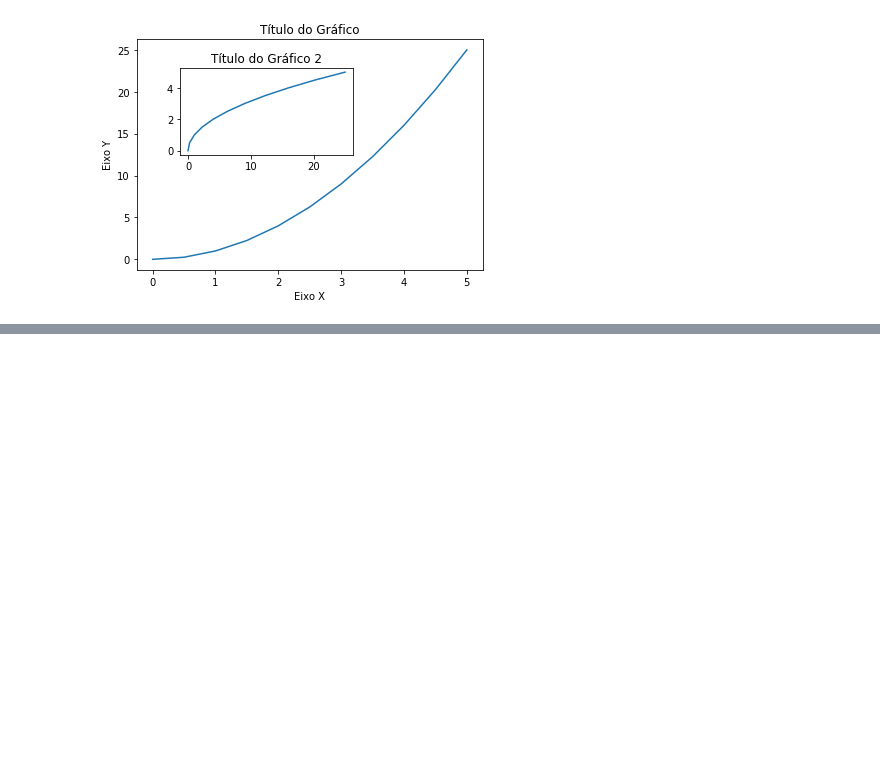
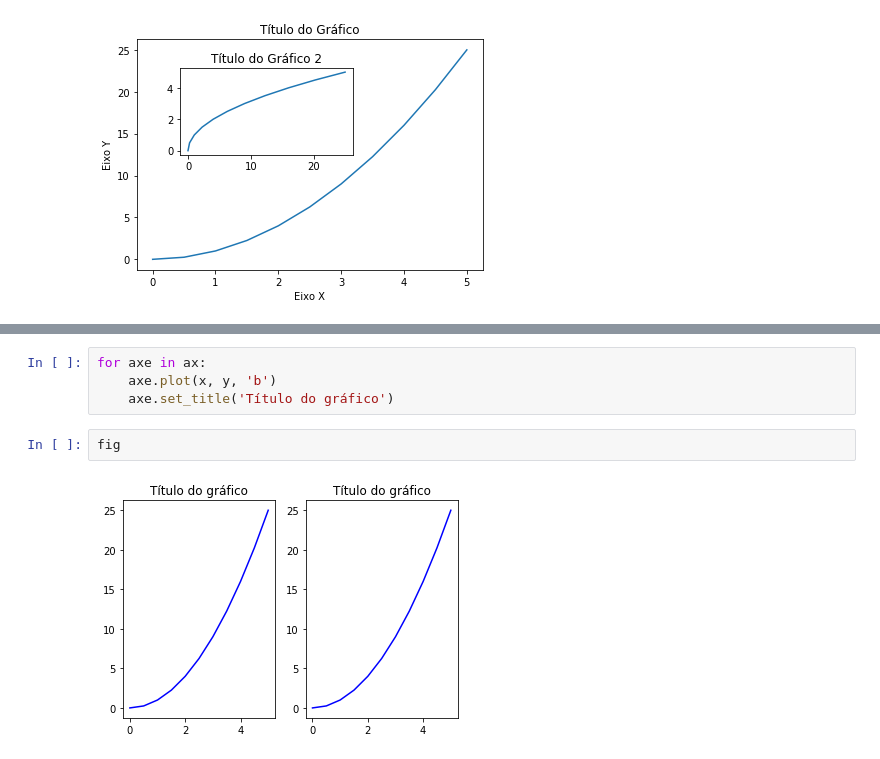
Before and after one commit to paulojuniore/DataScienceStudies, a Jupyter notebook: 3 - Visualização de Dados/Matplotlib/1 - Notação funcional e orientada a objetos.ipynb, the cells around one changed output, grey strips where cells are left out. Drawn from its saved outputs; the diff is of its cells as text; blank space fills up the shorter version.

```diff
--- a/3 - Visualização de Dados/Matplotlib/1 - Notação funcional e orientada a objetos.ipynb
+++ b/3 - Visualização de Dados/Matplotlib/1 - Notação funcional e orientada a objetos.ipynb
@@ -52,0 +67,8 @@ Text(0.5, 1.0, 'Título do Gráfico 2')
+# %%
+for axe in ax:
+    axe.plot(x, y, 'b')
+    axe.set_title('Título do gráfico')
+# %%
+fig
+# %% [output]
+[figure, added]
```
Also changed, not shown: parts of 5 cells of this notebook, 1 other file.
